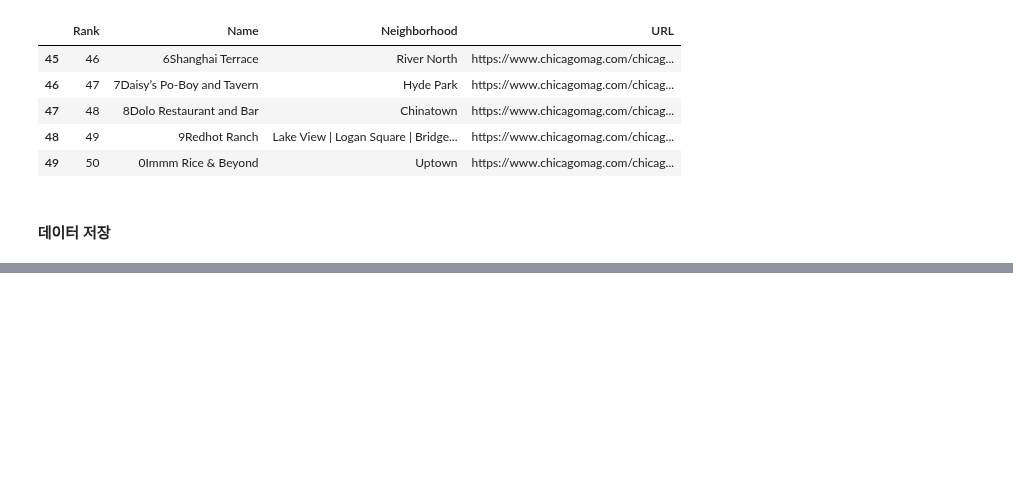
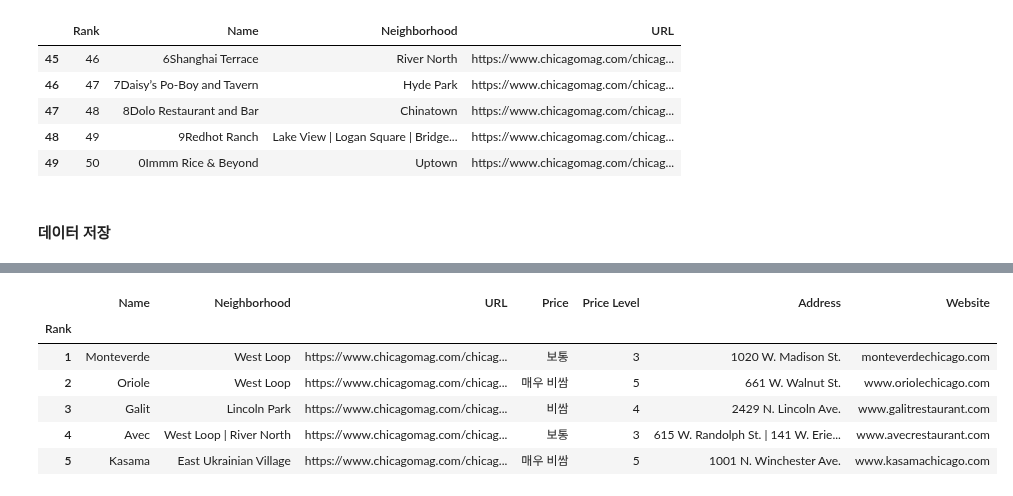
Before and after one commit to solpinetree/ds_study, a Jupyter notebook: source_code/03.Web Data.ipynb, the cells around one changed output, grey strips where cells are left out. Cells and saved outputs as stored; diff of their text form; code cells hidden in the pictures; blank space fills up the shorter version.

Commit message:
03 Web Data - 시카고 맛집 데이터 하위 페이지 분석
tqdm, 정규 표현식

```diff
--- a/source_code/03.Web Data.ipynb
+++ b/source_code/03.Web Data.ipynb
@@ -720,0 +750,5 @@ df.to_csv(
+# %%
+req = Request(df["URL"][0], headers={"User-Agent": UserAgent().ie})
+html = urlopen(req).read()
+soup_tmp = BeautifulSoup(html, "html.parser")
+soup_tmp.find(class_="br50-footer")
@@ -720,0 +765,3 @@ df.to_csv(
+# %%
+details = soup_tmp.find_all("strong")
+details
@@ -720,0 +802,26 @@ df.to_csv(
+# %%
+from tqdm import tqdm
+
+price = []
+price_level = []
+address = []
+website = []
+
+price_levels = ['매우 저렴', '저렴', '보통', '비쌈', '매우 비쌈']
+
+for idx, row in tqdm(df.iterrows(), total=len(df)):
+    req = Request(row["URL"], headers={"User-Agent": UserAgent().ie})
+    html = urlopen(req).read()
+    soup_tmp = BeautifulSoup(html, "html.parser")
+    soup_tmp.find(class_="br50-footer")
+
+    details = soup_tmp.find_all("strong")
+
+    level_tmp = details[0].find_next_sibling().find(class_="light")
+    price_level.append(len(price_levels) - (len(level_tmp.text) if level_tmp != None else 0))
+    price.append(price_levels[price_level[-1]-1])
+
+    address.append(details[1].next_sibling.strip())
+    website.append(details[2].find_next_sibling().text)
+
+len(price), len(price_level), len(address), len(website)
@@ -720,0 +830,6 @@ df.to_csv(
+# %%
+df["Price"] = price
+df["Price Level"]  = price_level
+df["Address"] = address
+df["Website"] = website
+df.head()
@@ -720,0 +843,11 @@ df.to_csv(
+# %%
+df.set_index("Rank", inplace=True)
+df.head()
+# %% [output]
+|  | Name | Neighborhood | URL | Price | Price Level | Address | Website |
+| Rank |  |  |  |  |  |  |  |
+| 1 | Monteverde | West Loop | https://www.chicagomag.com/chicag... | 보통 | 3 | 1020 W. Madison St. | monteverdechicago.com |
+| 2 | Oriole | West Loop | https://www.chicagomag.com/chicag... | 매우 비쌈 | 5 | 661 W. Walnut St. | www.oriolechicago.com |
+| 3 | Galit | Lincoln Park | https://www.chicagomag.com/chicag... | 비쌈 | 4 | 2429 N. Lincoln Ave. | www.galitrestaurant.com |
+| 4 | Avec | West Loop | River North | https://www.chicagomag.com/chicag... | 보통 | 3 | 615 W. Randolph St. | 141 W. Erie... | www.avecrestaurant.com |
+| 5 | Kasama | East Ukrainian Village | https://www.chicagomag.com/chicag... | 매우 비쌈 | 5 | 1001 N. Winchester Ave. | www.kasamachicago.com |
```
Also changed, not shown: parts of 34 cells of this notebook, 2 other files.
